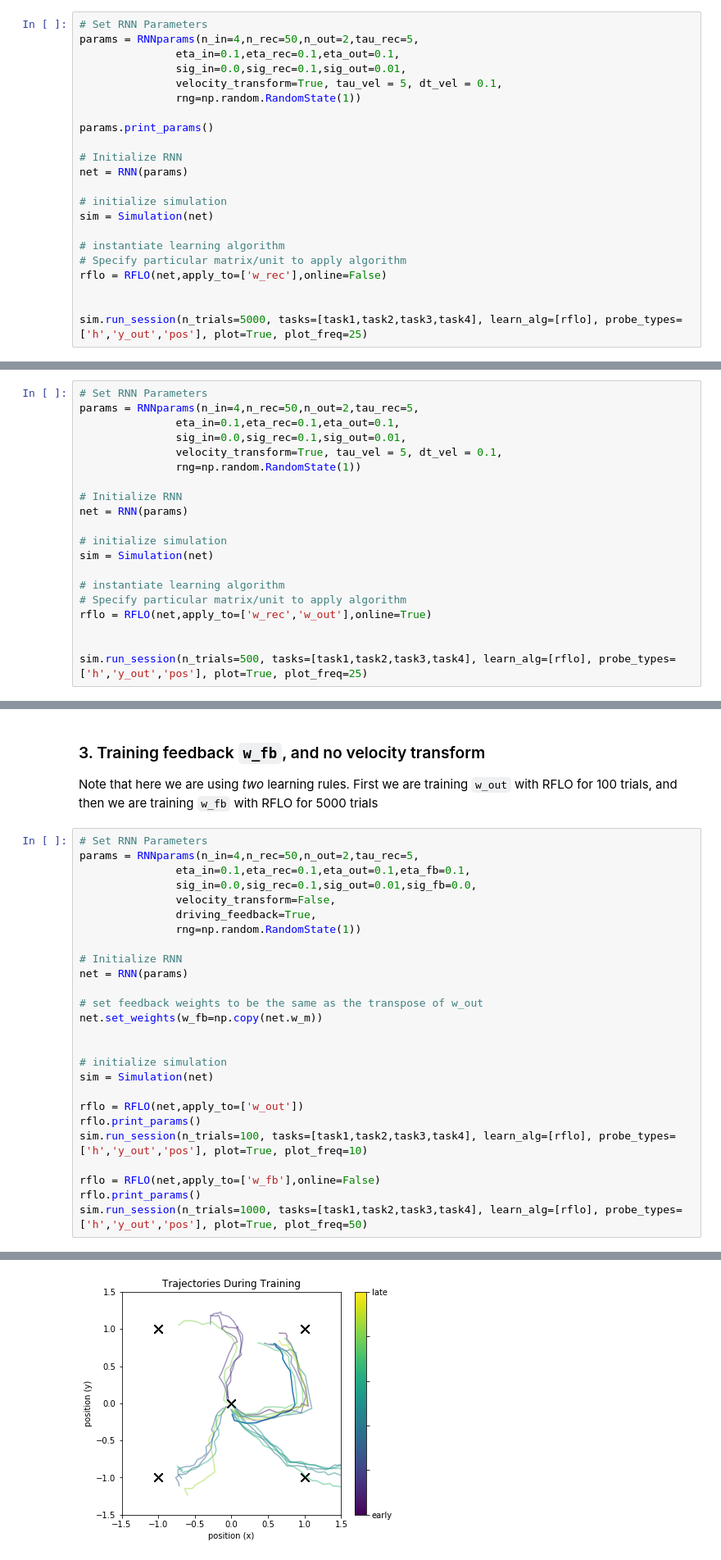
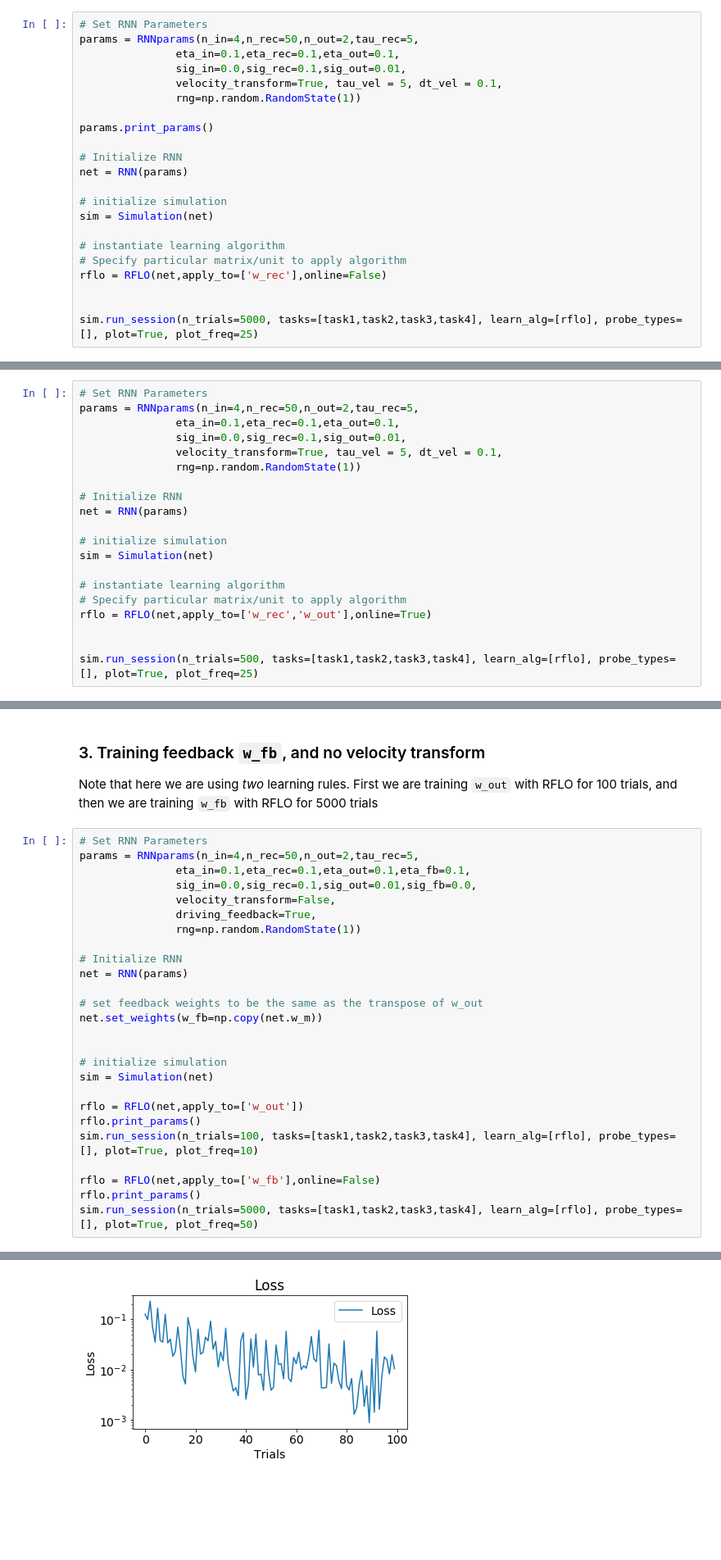
Before and after one commit to jacobfulano/rnn-learning, a Jupyter notebook: examples/Example2-RFLO.ipynb, the cells around one changed output, grey strips where cells are left out. Shown at 82% size. Drawn from its saved outputs; the diff is of its cells as text; blank space fills up the shorter version.

Commit message:
Update loss plot

```diff
--- a/examples/Example2-RFLO.ipynb
+++ b/examples/Example2-RFLO.ipynb
@@ -83,7 +83,7 @@ sim = Simulation(net)
 rflo = RFLO(net,apply_to=['w_rec'],online=False)
 
 
-sim.run_session(n_trials=5000, tasks=[task1,task2,task3,task4], learn_alg=[rflo], probe_types=['h','y_out','pos'], plot=True, plot_freq=25)
+sim.run_session(n_trials=5000, tasks=[task1,task2,task3,task4], learn_alg=[rflo], probe_types=[], plot=True, plot_freq=25)
 # %% [output]
 n_in: 4
 n_rec: 50
@@ -131,5 +132,5 @@ sim = Simulation(net)
 rflo = RFLO(net,apply_to=['w_rec','w_out'],online=True)
 
 
-sim.run_session(n_trials=500, tasks=[task1,task2,task3,task4], learn_alg=[rflo], probe_types=['h','y_out','pos'], plot=True, plot_freq=25)
+sim.run_session(n_trials=500, tasks=[task1,task2,task3,task4], learn_alg=[rflo], probe_types=[], plot=True, plot_freq=25)
 # %% [output]
@@ -165,11 +167,11 @@ sim = Simulation(net)
 
 rflo = RFLO(net,apply_to=['w_out'])
 rflo.print_params()
-sim.run_session(n_trials=100, tasks=[task1,task2,task3,task4], learn_alg=[rflo], probe_types=['h','y_out','pos'], plot=True, plot_freq=10)
+sim.run_session(n_trials=100, tasks=[task1,task2,task3,task4], learn_alg=[rflo], probe_types=[], plot=True, plot_freq=10)
 
 rflo = RFLO(net,apply_to=['w_fb'],online=False)
 rflo.print_params()
-sim.run_session(n_trials=1000, tasks=[task1,task2,task3,task4], learn_alg=[rflo], probe_types=['h','y_out','pos'], plot=True, plot_freq=50)
+sim.run_session(n_trials=5000, tasks=[task1,task2,task3,task4], learn_alg=[rflo], probe_types=[], plot=True, plot_freq=50)
 # %% [output]
 apply_to :  ['w_out']
 online :  True
@@ -181 +183 @@ weight_transport :  True
-[figure, old version]
+[figure, new version]
```
Also changed, not shown: parts of 6 cells of this notebook, 7 other files.
